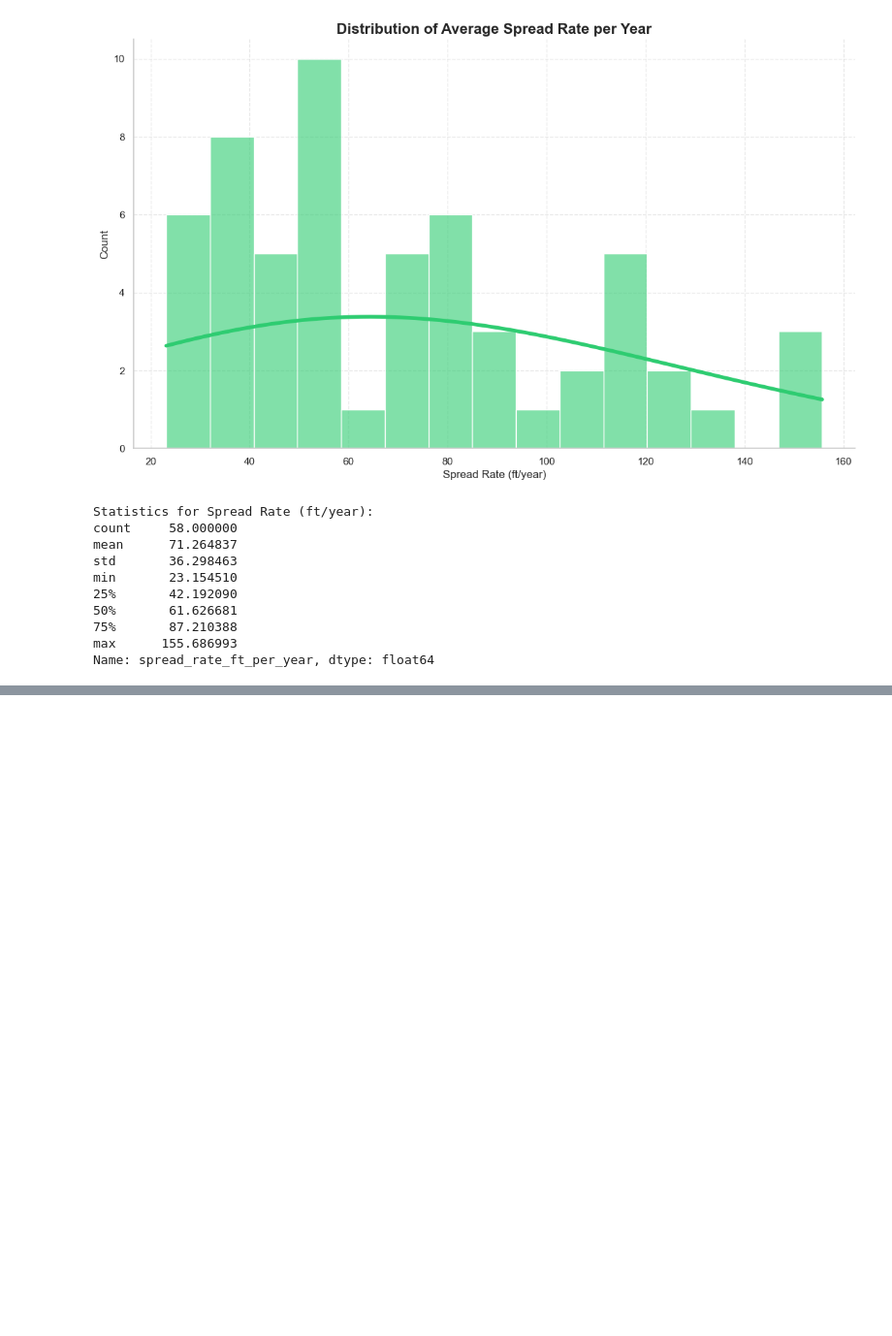
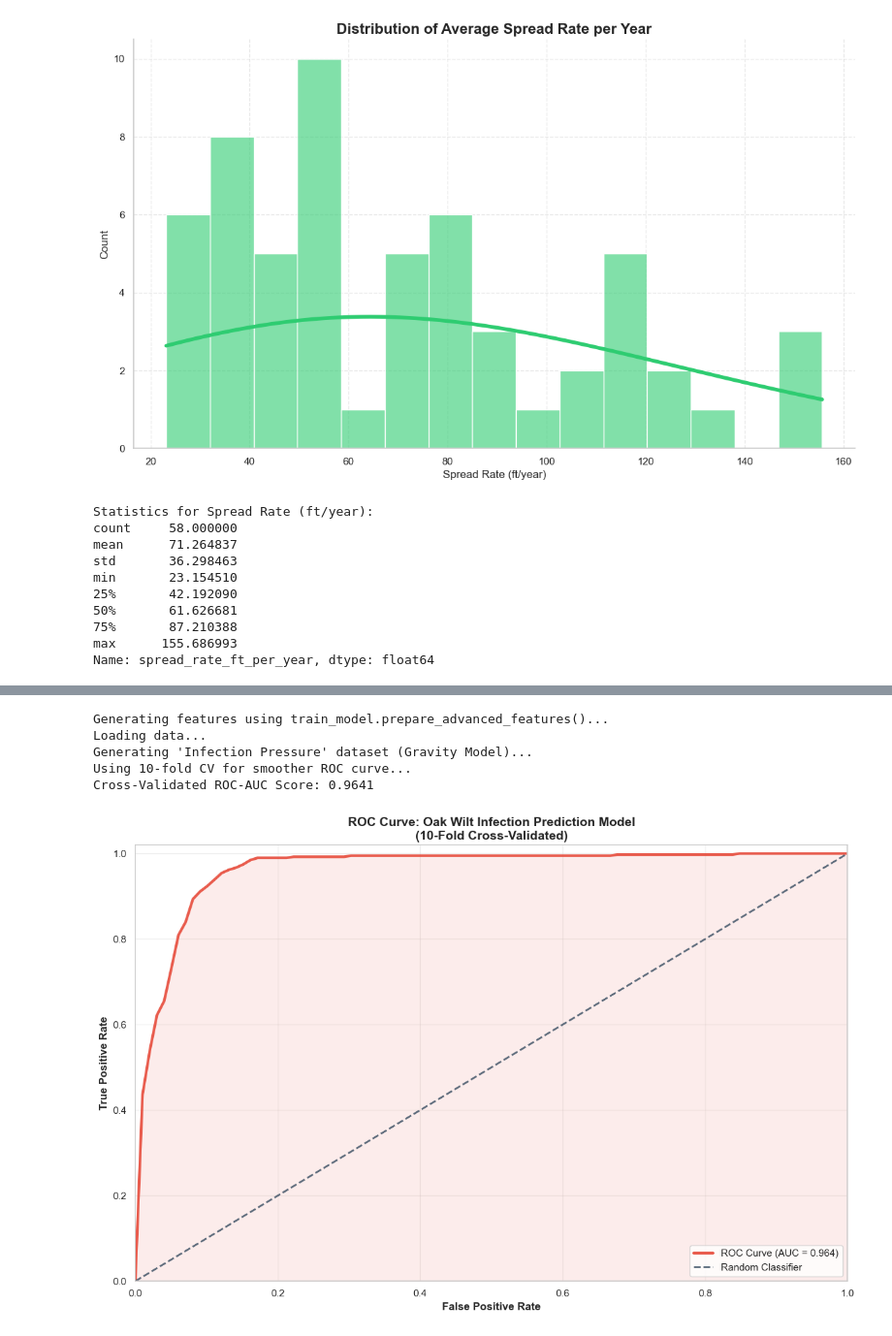
Before and after one commit to IMGROOT2/oak-wilt-detection, a Jupyter notebook: validation_study/notebooks/analysis/spread_analysis.ipynb, the cells around one changed output, grey strips where cells are left out. Shown at 97% size. Drawn from its saved outputs; the diff is of its cells as text; code cells hidden in the pictures; blank space fills up the shorter version.

```diff
--- a/validation_study/notebooks/analysis/spread_analysis.ipynb
+++ b/validation_study/notebooks/analysis/spread_analysis.ipynb
@@ -79,0 +121,75 @@ Name: spread_rate_ft_per_year, dtype: float64
+# %%
+import sys
+from pathlib import Path
+
+# Add the prediction_system directory to the Python path
+# Current notebook is in validation_study/notebooks/analysis
+# We need to go up 3 levels to root, then into prediction_system
+project_root = Path('../../..').resolve()
+sys.path.append(str(project_root / 'prediction_system'))
+
+# Import the actual data preparation function to ensure exact methodology
+from train_model import prepare_advanced_features
+from sklearn.ensemble import GradientBoostingClassifier
+from sklearn.model_selection import train_test_split
+from sklearn.metrics import roc_curve, auc, roc_auc_score
+import matplotlib.pyplot as plt
+
+# 1. Prepare Data using the exact same function as the training script
+print("Generating features using train_model.prepare_advanced_features()...")
+X, y = prepare_advanced_features()
+
+from sklearn.model_selection import StratifiedKFold, cross_val_predict
+import numpy as np
+
+# 2. Use Cross-Validation for smoother ROC curve
+print("Using 10-fold CV for smoother ROC curve...")
+cv = StratifiedKFold(n_splits=10, shuffle=True, random_state=42)
+model = GradientBoostingClassifier(
+    n_estimators=300,
+    learning_rate=0.05,
+    max_depth=5,
+    random_state=42
+)
+
+# Get predicted probabilities for all samples using cross-validation
+y_probs = cross_val_predict(model, X, y, cv=cv, method='predict_proba')[:, 1]
+
+# Calculate ROC metrics on aggregated predictions
+fpr, tpr, thresholds = roc_curve(y, y_probs)
+roc_auc = auc(fpr, tpr)
+
+print(f"Cross-Validated ROC-AUC Score: {roc_auc:.4f}")
+
+# 3. Create smooth interpolated curve for better visualization
+mean_fpr = np.linspace(0, 1, 100)
+interp_tpr = np.interp(mean_fpr, fpr, tpr)
+interp_tpr[0] = 0.0
+
+# 4. Enhanced Plot with smooth curve
+plt.figure(figsize=(12, 8))
+plt.plot(mean_fpr, interp_tpr, color='#E74C3C', lw=3,
+         label=f'ROC Curve (AUC = {roc_auc:.3f})', alpha=0.9)
+plt.plot([0, 1], [0, 1], color='#34495E', lw=2, linestyle='--', alpha=0.8,
+         label='Random Classifier')
+
+# Add confidence region (optional visual enhancement)
+plt.fill_between(mean_fpr, 0, interp_tpr, alpha=0.1, color='#E74C3C')
+
+plt.xlim([0.0, 1.0])
+plt.ylim([0.0, 1.02])
+plt.xlabel('False Positive Rate', fontsize=12, fontweight='bold')
+plt.ylabel('True Positive Rate', fontsize=12, fontweight='bold')
+plt.title('ROC Curve: Oak Wilt Infection Prediction Model\n(10-Fold Cross-Validated)',
+          fontsize=14, fontweight='bold')
+plt.legend(loc="lower right", fontsize=11)
+plt.grid(True, alpha=0.3)
+plt.tight_layout()
+plt.show()
+# %% [output]
+Generating features using train_model.prepare_advanced_features()...
+Loading data...
+Generating 'Infection Pressure' dataset (Gravity Model)...
+Using 10-fold CV for smoother ROC curve...
+Cross-Validated ROC-AUC Score: 0.9641
+[figure, added]
```
Also changed, not shown: parts of 24 cells of this notebook, 11 other files.
